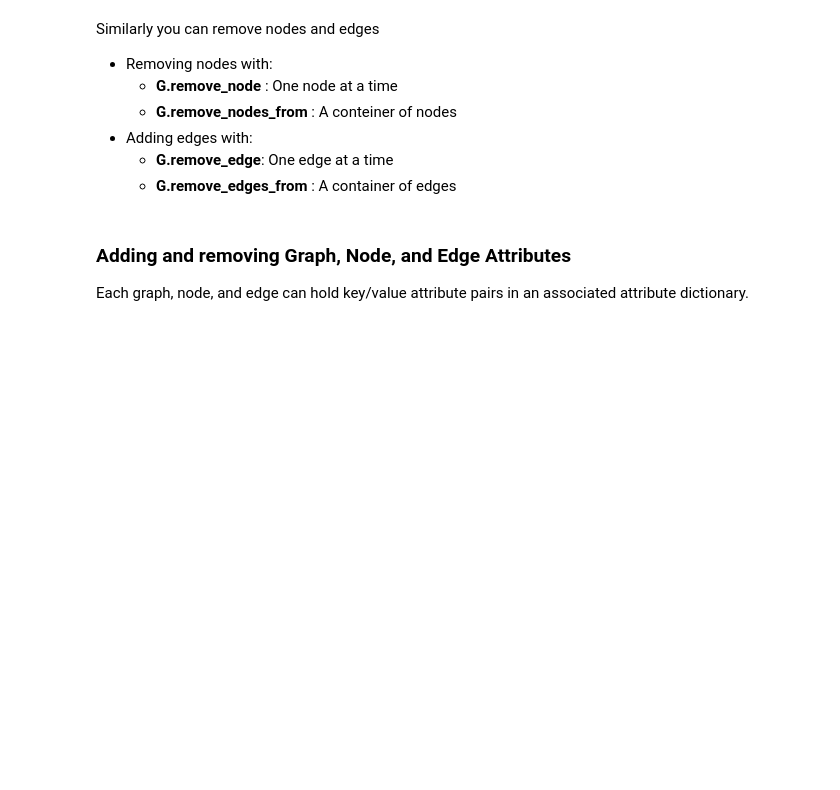
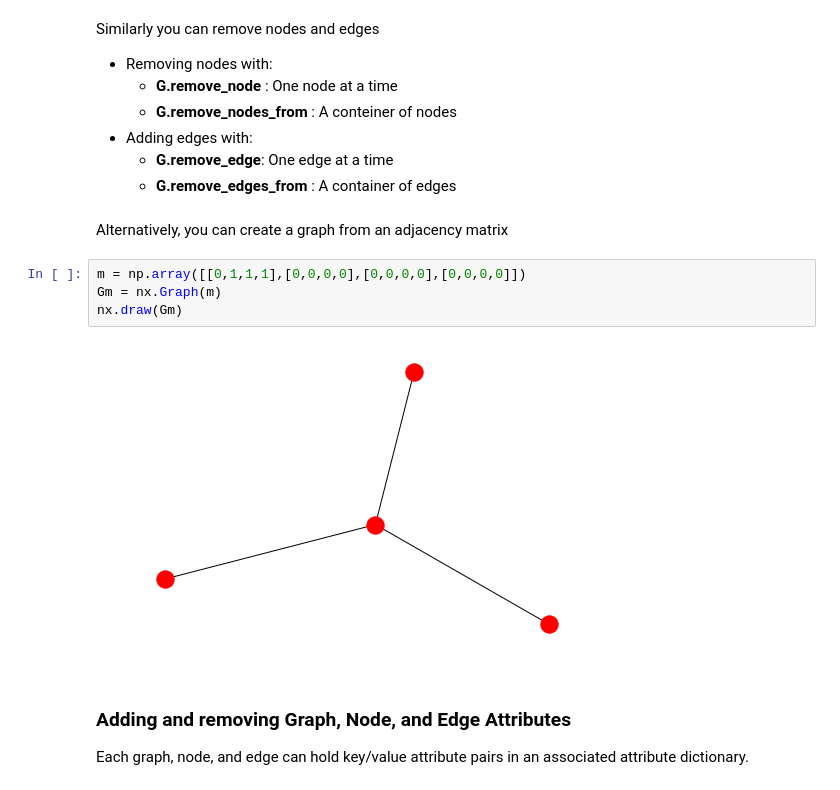
Before and after one commit to nikolas-zoeller/data_science_workshop_fh, a Jupyter notebook: NetworkX_SNA_workshop.ipynb, the cells around one changed output. Drawn from its saved outputs; the diff is of its cells as text; blank space fills up the shorter version.

Commit message:
adjacency matrix

```diff
--- a/NetworkX_SNA_workshop.ipynb
+++ b/NetworkX_SNA_workshop.ipynb
@@ -207,6 +218,14 @@ Similarly you can remove nodes and edges
 * Adding edges with:
     - **G.remove_edge**: One edge at a time
     - **G.remove_edges_from** : A container of edges
+# %% [markdown]
+Alternatively, you can create a graph from an adjacency matrix
+# %%
+m = np.array([[0,1,1,1],[0,0,0,0],[0,0,0,0],[0,0,0,0]])
+Gm = nx.Graph(m)
+nx.draw(Gm)
+# %% [output]
+[figure, added]
 # %% [markdown]
 ### Adding and removing Graph, Node, and Edge Attributes
 
```
Also changed, not shown: parts of 4 cells of this notebook, 1 other file.
